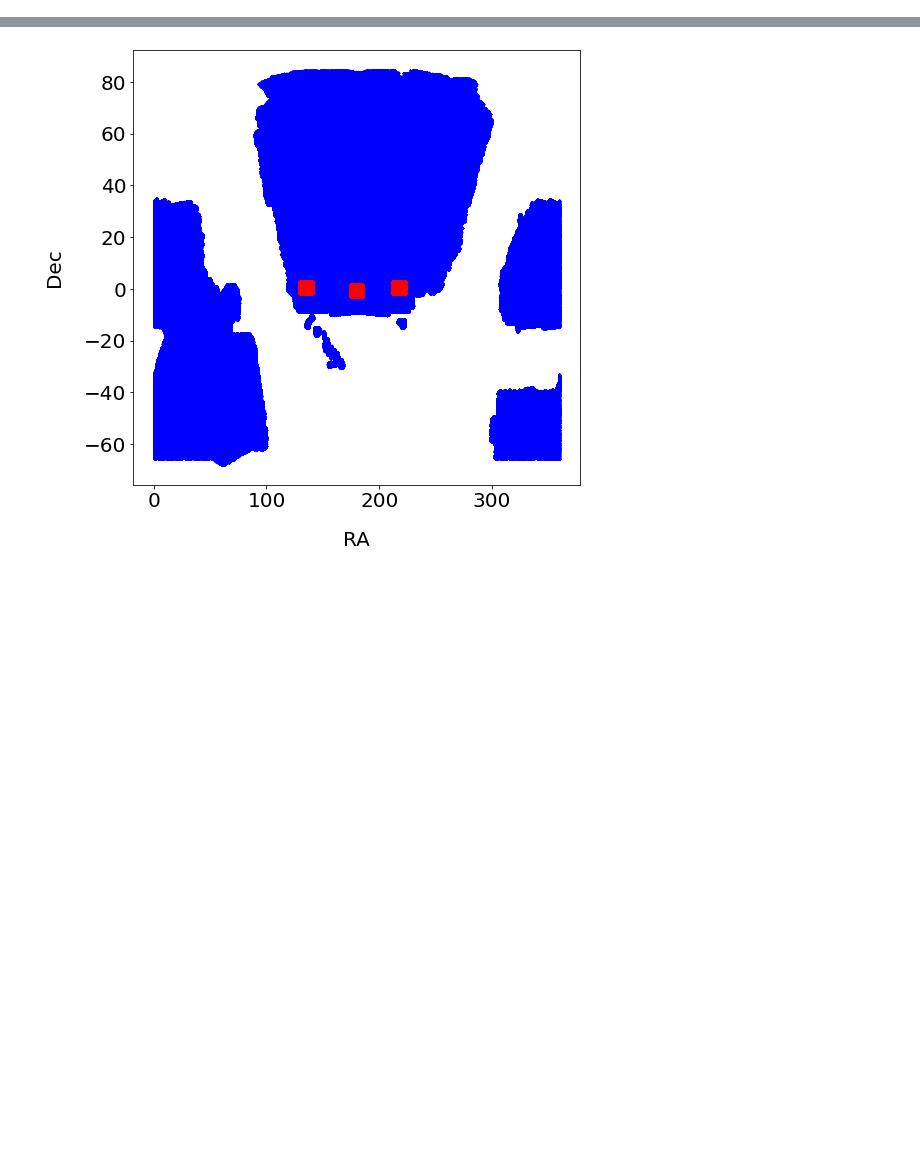
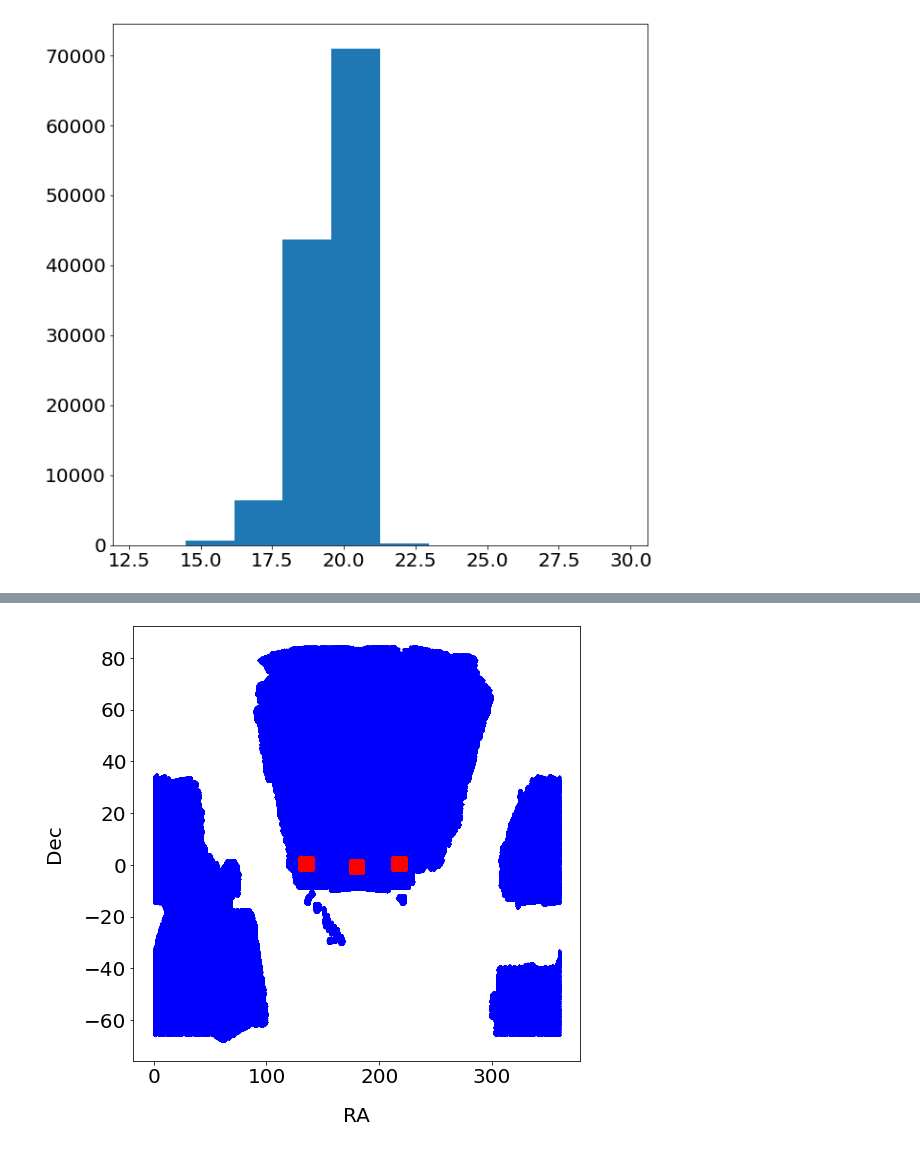
Before and after one commit to jsuarez314/alignment_desi, a Jupyter notebook: GAMA_DES_match.ipynb, the cells around one changed output, grey strips where cells are left out. Cells and saved outputs as stored; diff of their text form; code cells hidden in the pictures; blank space fills up the shorter version.

```diff
--- a/GAMA_DES_match.ipynb
+++ b/GAMA_DES_match.ipynb
@@ -25,6 +25,10 @@ data = Table.read('../../data/gama_gold_ddp.fits')
 ra_gama   = data['RA']
 dec_gama  = data['DEC']
 z_gama    = data['ZGAMA']
+# %%
+_ = pl.hist(data['GMAG_DRED_SDSS'])
+# %% [output]
+[figure, added]
 # %%
 # Plot ra dec redshift
 fig = pl.figure(figsize=(8,8))
```
Also changed, not shown: parts of 16 cells of this notebook, 4 other files.
